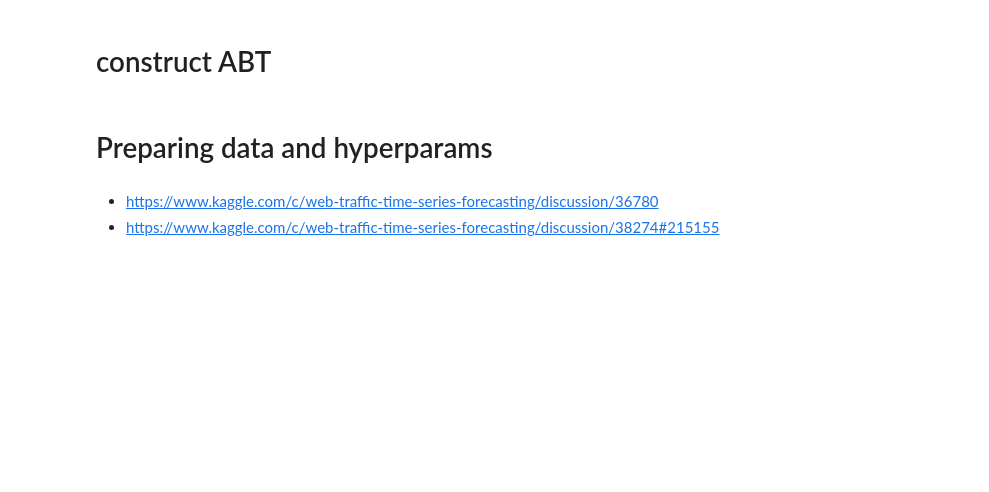
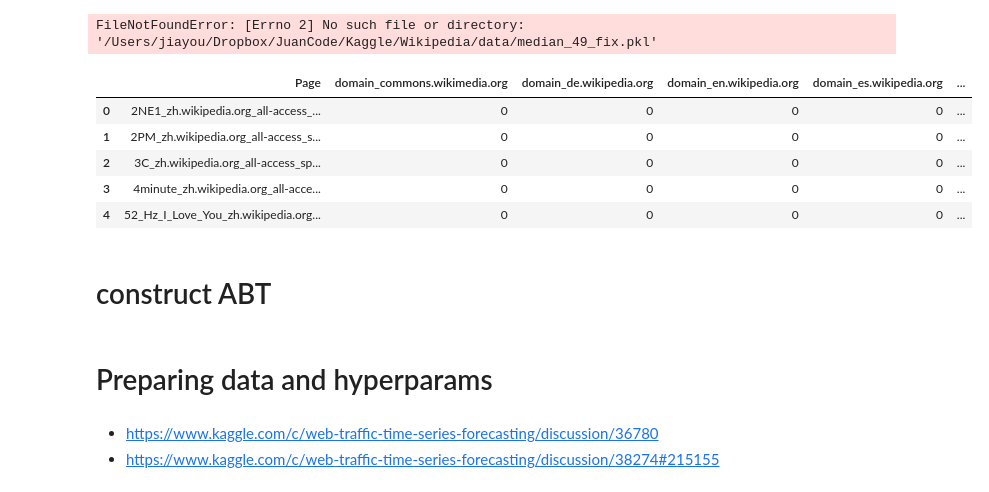
Before and after one commit to kylinorange/kaggle-wikipedia, a Jupyter notebook: LightGBM Training.ipynb, the cells around one changed output. Saved outputs shown, nothing was run; the diff lists cells and outputs as text; code cells hidden in the pictures; blank space fills up the shorter version.

```diff
--- a/LightGBM Training.ipynb
+++ b/LightGBM Training.ipynb
@@ -37,6 +55,5 @@ for mname in median_name:
 train = pd.read_csv(root + 'train_1.csv')
 # train.fillna(0, inplace = True)
 # train = train.where(train.notnull(), median_data[0])
-
-date_df = pd.read_csv(root + 'date_df.csv')
-page_df = pd.read_pickle(root + 'page_ohe.pkl')
+# %% [output]
+FileNotFoundError: [Errno 2] No such file or directory: '/Users/jiayou/Dropbox/JuanCode/Kaggle/Wikipedia/data/median_49_fix.pkl'
@@ -43,3 +63,18 @@ page_df = pd.read_pickle(root + 'page_ohe.pkl')
+# %%
+rnn_feature = np.load(root+'states.nn14-r1-1.npy')
+# %%
+columns = ['rnn_{}'.format(i) for i in range(300)]
+# %%
+page_df = pd.concat([page_df, pd.DataFrame(rnn_feature, columns=columns)], axis=1)
+# %%
+page_df.head()
+# %% [output]
+|  | Page | domain_commons.wikimedia.org | domain_de.wikipedia.org | domain_en.wikipedia.org | domain_es.wikipedia.org | ... |
+| 0 | 2NE1_zh.wikipedia.org_all-access_... | 0 | 0 | 0 | 0 | ... |
+| 1 | 2PM_zh.wikipedia.org_all-access_s... | 0 | 0 | 0 | 0 | ... |
+| 2 | 3C_zh.wikipedia.org_all-access_sp... | 0 | 0 | 0 | 0 | ... |
+| 3 | 4minute_zh.wikipedia.org_all-acce... | 0 | 0 | 0 | 0 | ... |
+| 4 | 52_Hz_I_Love_You_zh.wikipedia.org... | 0 | 0 | 0 | 0 | ... |
 # %%
 train.drop(train.columns[1:50], axis=1, inplace=True)
 # %%
```
Also changed, not shown: parts of 3 cells of this notebook, 1 other file.
